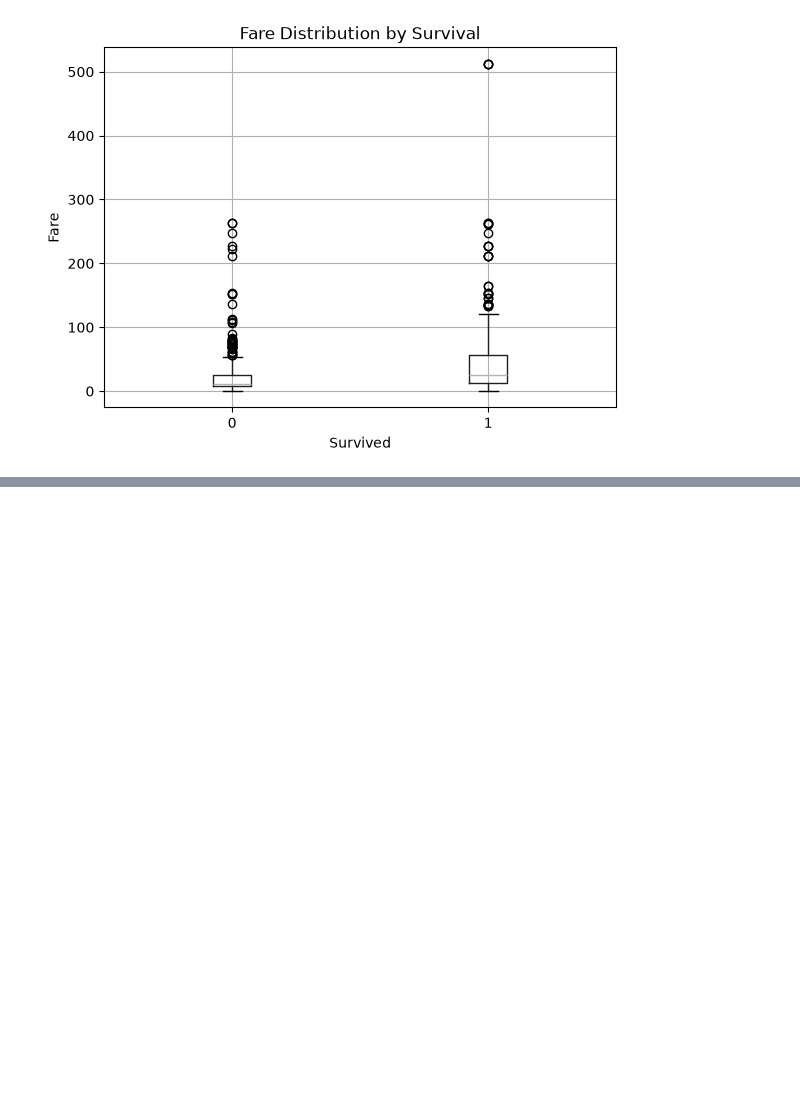
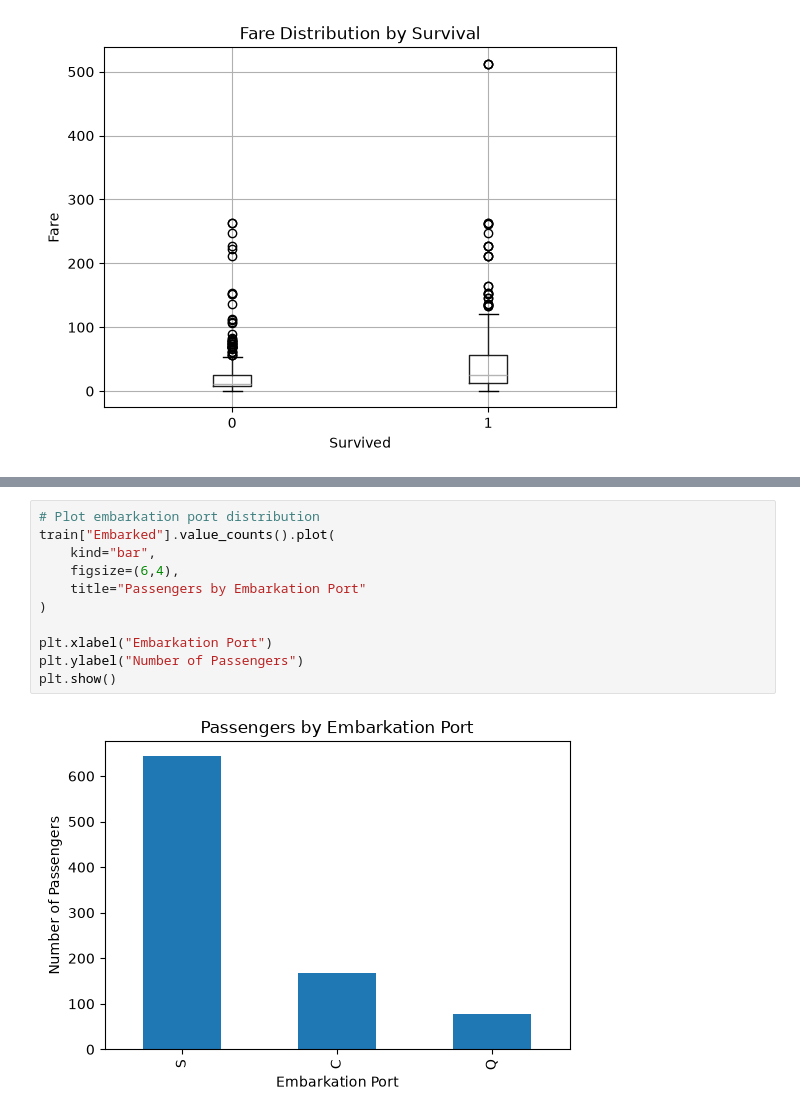
Before and after one commit to jenfanendatascience-ship-it/AI-Portfolio-2026, a Jupyter notebook: 07_Kaggle/Titanic/notebooks/Titanic_EDA.ipynb, the cells around one changed output, grey strips where cells are left out. Saved outputs shown, nothing was run; the diff lists cells and outputs as text; blank space fills up the shorter version.

```diff
--- a/07_Kaggle/Titanic/notebooks/Titanic_EDA.ipynb
+++ b/07_Kaggle/Titanic/notebooks/Titanic_EDA.ipynb
@@ -346,0 +383,13 @@ plt.show()
+# %%
+# Plot embarkation port distribution
+train["Embarked"].value_counts().plot(
+    kind="bar",
+    figsize=(6,4),
+    title="Passengers by Embarkation Port"
+)
+
+plt.xlabel("Embarkation Port")
+plt.ylabel("Number of Passengers")
+plt.show()
+# %% [output]
+[figure, added]
```
Also changed, not shown: parts of 13 cells of this notebook.
